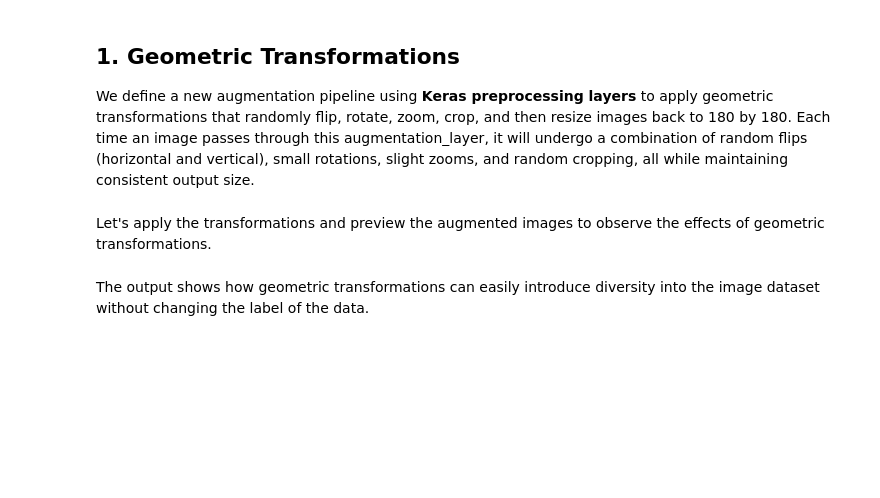
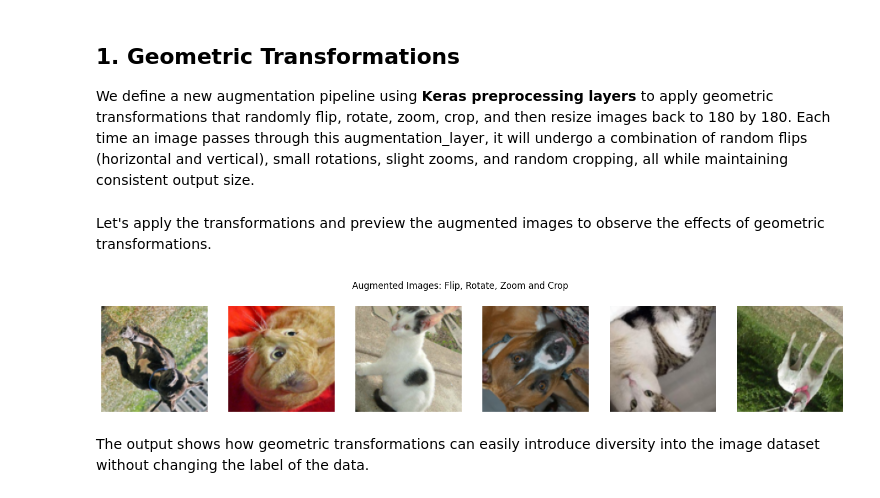
Before and after one commit to sakshigorkhali/CNN_classification, a Jupyter notebook: 01_05b.ipynb, the cells around one changed output. Cells and saved outputs as stored; diff of their text form; code cells hidden in the pictures; blank space fills up the shorter version.

Commit message:
Update code: Augmentation

```diff
--- a/01_05b.ipynb
+++ b/01_05b.ipynb
@@ -29,8 +80,26 @@ Now, we preview the imported and resized images using the `display_images()` fun
 # %% [markdown]
 ## 1. Geometric Transformations
 We define a new augmentation pipeline using **Keras preprocessing layers** to apply geometric transformations that randomly flip, rotate, zoom, crop, and then resize images back to 180 by 180. Each time an image passes through this augmentation_layer, it will undergo a combination of random flips (horizontal and vertical), small rotations, slight zooms, and random cropping, all while maintaining consistent output size.
+# %%
+from tensorflow import keras
+from keras import layers
+
+augmentation_layer = keras.Sequential([
+    layers.RandomFlip(mode = 'horizontal_and_vertical'),
+    layers.RandomRotation(factor =0.2),
+    layers.RandomZoom(0.2),
+    layers.RandomCrop(height = 160, width =160),
+    layers.Resizing(height = 180, width = 180)
+])
 # %% [markdown]
 Let's apply the transformations and preview the augmented images to observe the effects of geometric transformations.
+# %%
+geom_augmented_images = images.map(lambda image, label: (augmentation_layer(image), label))
+
+for image_batch, _ in geom_augmented_images.take(1):
+  display_images(image_batch, "Augmented Images: Flip, Rotate, Zoom and Crop")
+# %% [output]
+[figure, added]
 # %% [markdown]
 The output shows how geometric transformations can easily introduce diversity into the image dataset without changing the label of the data.
 # %% [markdown]
```
Also changed, not shown: parts of 6 cells of this notebook.
